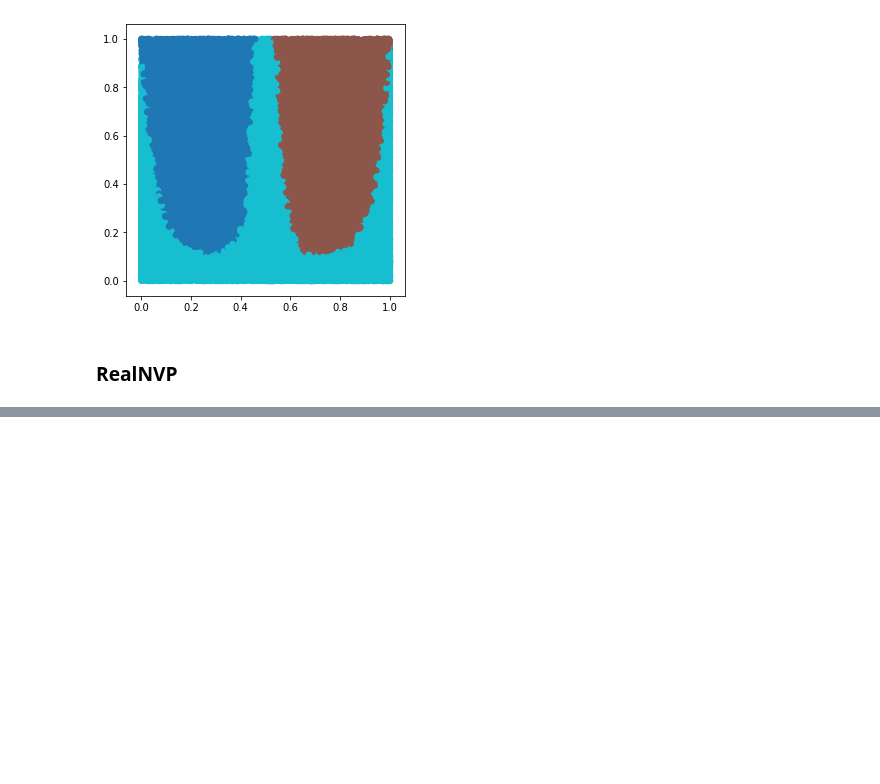
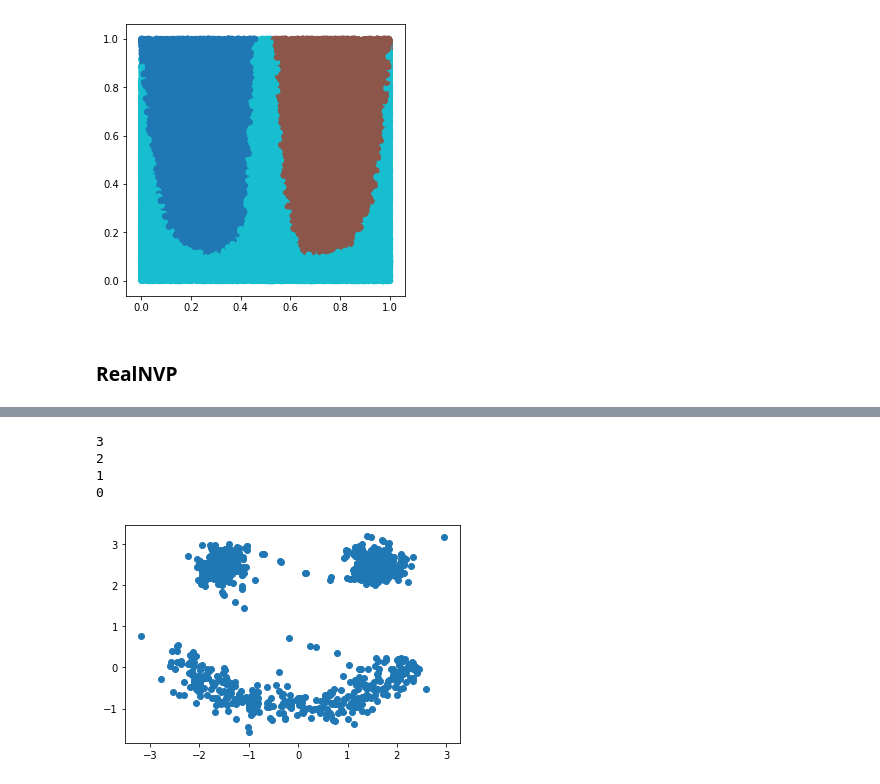
Before and after one commit to aliscafo/deep-unsupervised-learning-2019, a Jupyter notebook: hw2/task1.ipynb, the cells around one changed output, grey strips where cells are left out. Drawn from its saved outputs; the diff is of its cells as text; code cells hidden in the pictures; blank space fills up the shorter version.

```diff
--- a/hw2/task1.ipynb
+++ b/hw2/task1.ipynb
@@ -316,0 +503,14 @@ plt.show()
+# %%
+data = torch.FloatTensor(1000, 2).cuda().uniform_(0,1)
+data_np = data.data.cpu().data.numpy()
+smpl = model.inverse(data)
+
+data_np = smpl.detach().data.cpu().data.numpy()
+plt.scatter(data_np[:, 0], data_np[:, 1])
+plt.show()
+# %% [output]
+3
+2
+1
+0
+[figure, added]
```
Also changed, not shown: parts of 10 cells of this notebook, 1 other file.
